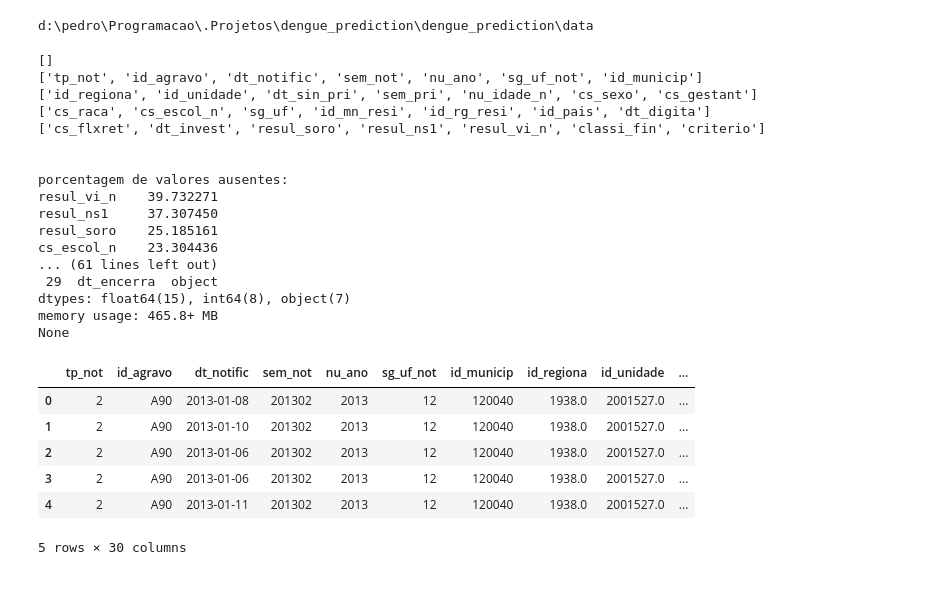
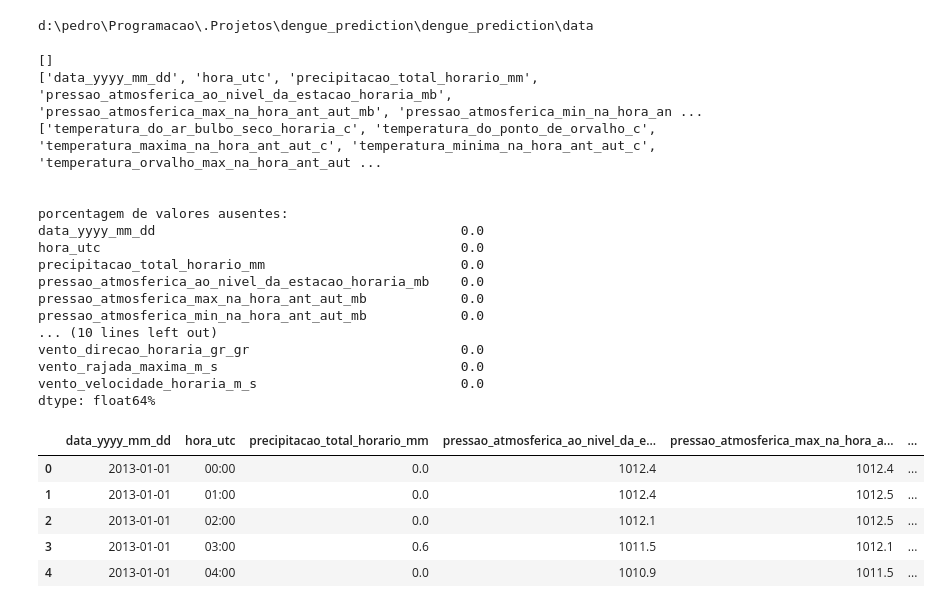
Before and after one commit to PedrocsGalindo/dengue_prediction, a Jupyter notebook: dengue_prediction/notebooks/data_vizualisation/INMET.ipynb, the cells around one changed output. Drawn from its saved outputs; the diff is of its cells as text; code cells hidden in the pictures.

Commit message:
feat/recife_data_prep notebook

```diff
--- a/dengue_prediction/notebooks/data_vizualisation/INMET.ipynb
+++ b/dengue_prediction/notebooks/data_vizualisation/INMET.ipynb
@@ -42,5 +42,16 @@ def normalize_column(col):
     # remove _ no começo e no fim
     col = col.strip("_")
     return col
+# %%
+def prep_show(df):
+    # remove coluns with more than 40% missing values
+    df = df.loc[
+        :, df.isnull().mean() < 0.4
+    ]
+    df.columns = [normalize_column(col) for col in df.columns]
+
+    show_columns(df=df)
+    print(f"porcentagem de valores ausentes:\n{(df.isnull().mean() * 100).sort_values(ascending=False)}%")
+    return df
 # %%
 weather_dir = source_data_dir / "weather_data"
@@ -49,35 +60,32 @@ weather_2013 = pd.read_csv(weather_dir_2013, sep=";", encoding="latin1", skiprow
 # %%
-# remove coluns with more than 40% missing values
-weather_2013 = weather_2013.loc[
-    :, weather_2013.isnull().mean() < 0.4
-]
+weather_dir = source_data_dir / "weather_data"
 
-weather_2013.columns = [normalize_column(col) for col in weather_2013.columns]
-show_columns(df=weather_2013, n_range=3)
-print(f"porcentagem de valores ausentes:\n{(weather_2013.isnull().mean() * 100).sort_values(ascending=False)}%")
-weather_2013.head()
+year = 2013
+path = weather_dir / f"INMET_NE_PE_A301_RECIFE_01-01-{year}_A_31-12-{year}.csv"
+df_2013 = pd.read_csv(path, sep=";", encoding="latin1", skiprows=8, decimal=",")
+df_2013 = prep_show(df_2013)
+df_2013.head()
 # %% [output]
 []
-['tp_not', 'id_agravo', 'dt_notific', 'sem_not', 'nu_ano', 'sg_uf_not', 'id_municip']
-['id_regiona', 'id_unidade', 'dt_sin_pri', 'sem_pri', 'nu_idade_n', 'cs_sexo', 'cs_gestant']
-['cs_raca', 'cs_escol_n', 'sg_uf', 'id_mn_resi', 'id_rg_resi', 'id_pais', 'dt_digita']
-['cs_flxret', 'dt_invest', 'resul_soro', 'resul_ns1', 'resul_vi_n', 'classi_fin', 'criterio']
+['data_yyyy_mm_dd', 'hora_utc', 'precipitacao_total_horario_mm', 'pressao_atmosferica_ao_nivel_da_estacao_horaria_mb', 'pressao_atmosferica_max_na_hora_ant_aut_mb', 'pressao_atmosferica_min_na_hora_an ...
+['temperatura_do_ar_bulbo_seco_horaria_c', 'temperatura_do_ponto_de_orvalho_c', 'temperatura_maxima_na_hora_ant_aut_c', 'temperatura_minima_na_hora_ant_aut_c', 'temperatura_orvalho_max_na_hora_ant_aut ...
 
 
 porcentagem de valores ausentes:
-resul_vi_n    39.732271
-resul_ns1     37.307450
-resul_soro    25.185161
-cs_escol_n    23.304436
-... (61 lines left out)
- 29  dt_encerra  object
-dtypes: float64(15), int64(8), object(7)
-memory usage: 465.8+ MB
-None
+data_yyyy_mm_dd                                       0.0
+hora_utc                                              0.0
+precipitacao_total_horario_mm                         0.0
+pressao_atmosferica_ao_nivel_da_estacao_horaria_mb    0.0
+pressao_atmosferica_max_na_hora_ant_aut_mb            0.0
+pressao_atmosferica_min_na_hora_ant_aut_mb            0.0
+... (10 lines left out)
+vento_direcao_horaria_gr_gr                           0.0
+vento_rajada_maxima_m_s                               0.0
+vento_velocidade_horaria_m_s                          0.0
+dtype: float64%
-|  | tp_not | id_agravo | dt_notific | sem_not | nu_ano | sg_uf_not | id_municip | id_regiona | id_unidade | ... |
-| 0 | 2 | A90 | 2013-01-08 | 201302 | 2013 | 12 | 120040 | 1938.0 | 2001527.0 | ... |
-| 1 | 2 | A90 | 2013-01-10 | 201302 | 2013 | 12 | 120040 | 1938.0 | 2001527.0 | ... |
-| 2 | 2 | A90 | 2013-01-06 | 201302 | 2013 | 12 | 120040 | 1938.0 | 2001527.0 | ... |
-| 3 | 2 | A90 | 2013-01-06 | 201302 | 2013 | 12 | 120040 | 1938.0 | 2001527.0 | ... |
-| 4 | 2 | A90 | 2013-01-11 | 201302 | 2013 | 12 | 120040 | 1938.0 | 2001527.0 | ... |
+|  | data_yyyy_mm_dd | hora_utc | precipitacao_total_horario_mm | pressao_atmosferica_ao_nivel_da_e... | pressao_atmosferica_max_na_hora_a... | ... |
+| 0 | 2013-01-01 | 00:00 | 0.0 | 1012.4 | 1012.4 | ... |
+| 1 | 2013-01-01 | 01:00 | 0.0 | 1012.4 | 1012.5 | ... |
+| 2 | 2013-01-01 | 02:00 | 0.0 | 1012.1 | 1012.5 | ... |
+| 3 | 2013-01-01 | 03:00 | 0.6 | 1011.5 | 1012.1 | ... |
+| 4 | 2013-01-01 | 04:00 | 0.0 | 1010.9 | 1011.5 | ... |
-5 rows × 30 columns
```
Also changed, not shown: parts of 4 cells of this notebook, 8 other files.
